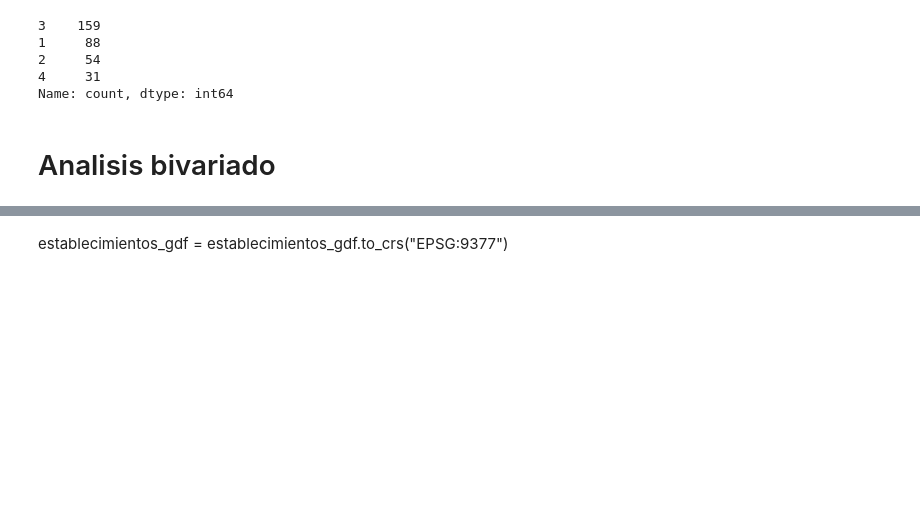
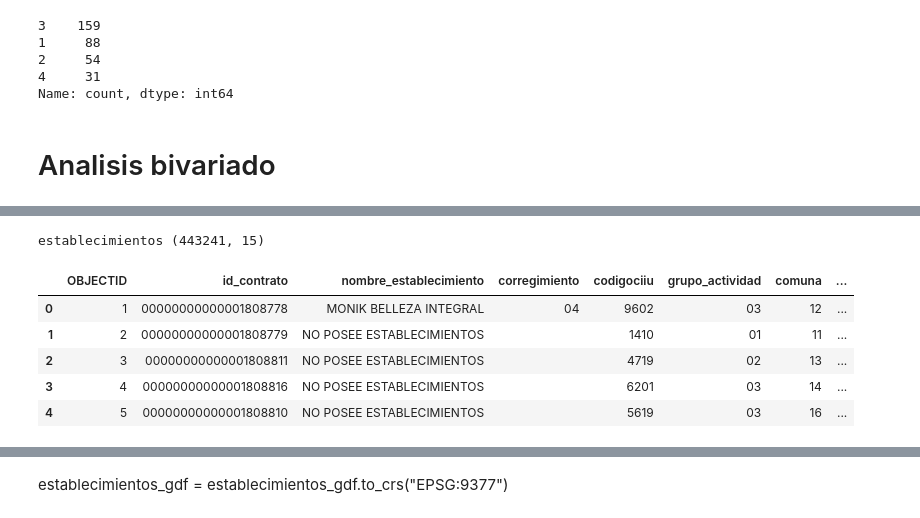
Before and after one commit to jdavidortega/Geographic_Data_Science_with_Python, a Jupyter notebook: Geospatial/autocorrelacion_espacial.ipynb, the cells around one changed output, grey strips where cells are left out. Drawn from its saved outputs; the diff is of its cells as text; code cells hidden in the pictures; blank space fills up the shorter version.

```diff
--- a/Geospatial/autocorrelacion_espacial.ipynb
+++ b/Geospatial/autocorrelacion_espacial.ipynb
@@ -322,3 +305,16 @@ establecimientos_gdf = gpd.GeoDataFrame(
+# %%
+# Cargar establecimientos como GeoDataFrame
+establecimientos_gdf = gpd.read_file('./data/establecimientos_de_indus.geojson')
+print("establecimientos", establecimientos_gdf.shape)
+display(establecimientos_gdf.head())
+# %% [output]
+establecimientos (443241, 15)
+|  | OBJECTID | id_contrato | nombre_establecimiento | corregimiento | codigociiu | grupo_actividad | comuna | ... |
+| 0 | 1 | 00000000000001808778 | MONIK BELLEZA INTEGRAL | 04 | 9602 | 03 | 12 | ... |
+| 1 | 2 | 00000000000001808779 | NO POSEE ESTABLECIMIENTOS |  | 1410 | 01 | 11 | ... |
+| 2 | 3 | 00000000000001808811 | NO POSEE ESTABLECIMIENTOS |  | 4719 | 02 | 13 | ... |
+| 3 | 4 | 00000000000001808816 | NO POSEE ESTABLECIMIENTOS |  | 6201 | 03 | 14 | ... |
+| 4 | 5 | 00000000000001808810 | NO POSEE ESTABLECIMIENTOS |  | 5619 | 03 | 16 | ... |
 # %%
 # Reproyectar establecimientos al CRS de los barrios
 if barrios.crs is not None and barrios.crs != establecimientos_gdf.crs:
```
Also changed, not shown: parts of 10 cells of this notebook, 2 other files.
